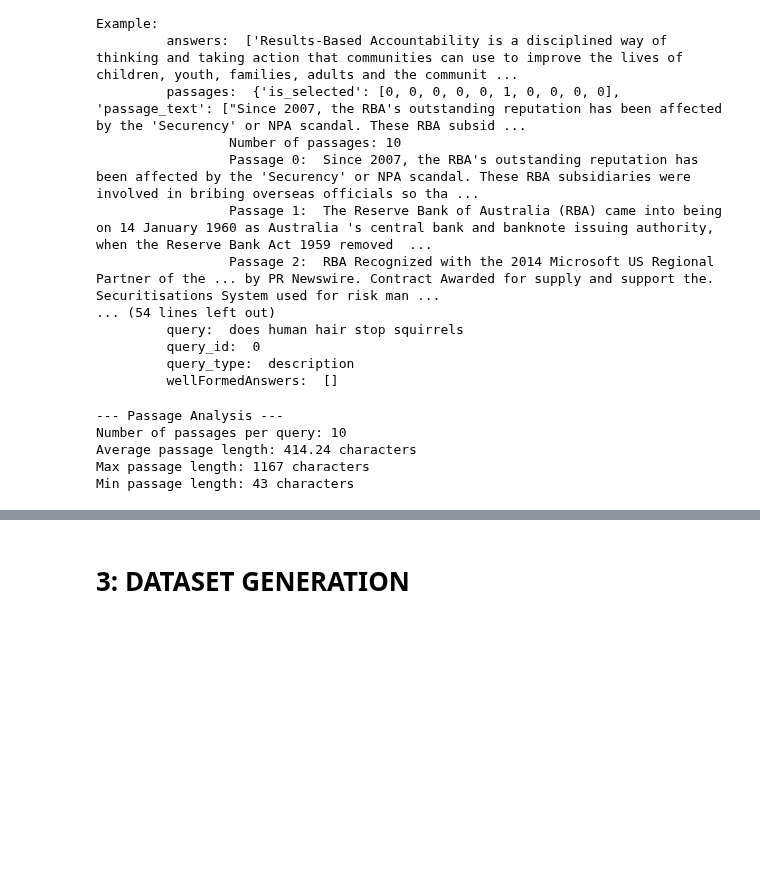
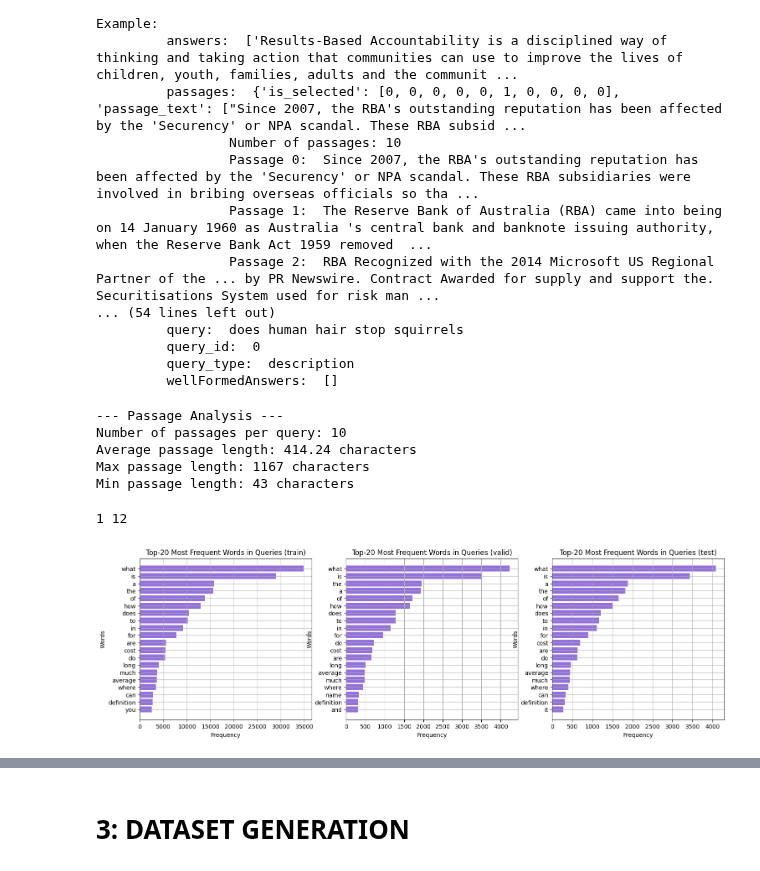
Before and after one commit to alessioborgi/NSIO_NeuralSearchIndexingOptimization, a Jupyter notebook: Source/InfoRetrieval.ipynb, the cells around one changed output, grey strips where cells are left out. Drawn from its saved outputs; the diff is of its cells as text; code cells hidden in the pictures; blank space fills up the shorter version.

Commit message:
done until training with faiss

```diff
--- a/Source/InfoRetrieval.ipynb
+++ b/Source/InfoRetrieval.ipynb
@@ -280,0 +184,43 @@ for batch in train_loader:
+# %%
+# counting max and min number of passages for each document
+i = 0
+l = []
+while i < train_set.num_rows:
+    elem = train_set[i]
+    l.append(len(elem["passages"]['passage_text']))
+    i+=1
+
+print(min(l), max(l))
+# %% [output]
+1 12
+# %%
+def plot_top_words(datasets, top_n=20):
+    """
+        Function used to plot the top words in queries and passages. Since all passages are composed by a different numbers of texts, an average of them is taken.
+
+        > datasets: set of all the partitions used
+        > top_n: number of most frequent words
+    """
+    fig, axes = plt.subplots(nrows=1, ncols=len(datasets.keys()), figsize=(18, 5))
+
+    for i, split_name in enumerate(datasets.keys()):
+        ax = axes[i]
+        dataset = datasets[split_name]
+        lowercase_queries = [x.lower() for x in dataset["query"]]
+        all_queries = " ".join(lowercase_queries)
+        word_counts = Counter(all_queries.split())
+        most_common_words = word_counts.most_common(top_n)
+
+        words, counts = zip(*most_common_words)
+        ax.barh(words, counts, color="mediumpurple")
+        ax.invert_yaxis()
+        ax.set_title(f"Top-{top_n} Most Frequent Words in Queries ({split_name})")
+        ax.set_xlabel("Frequency")
+        ax.set_ylabel("Words")
+        ax.grid(True)
+
+    plt.show()
+
+plot_top_words({"train": train_set, "valid": val_set, "test": test_set})
+# %% [output]
+[figure, added]
```
Also changed, not shown: parts of 13 cells of this notebook.
